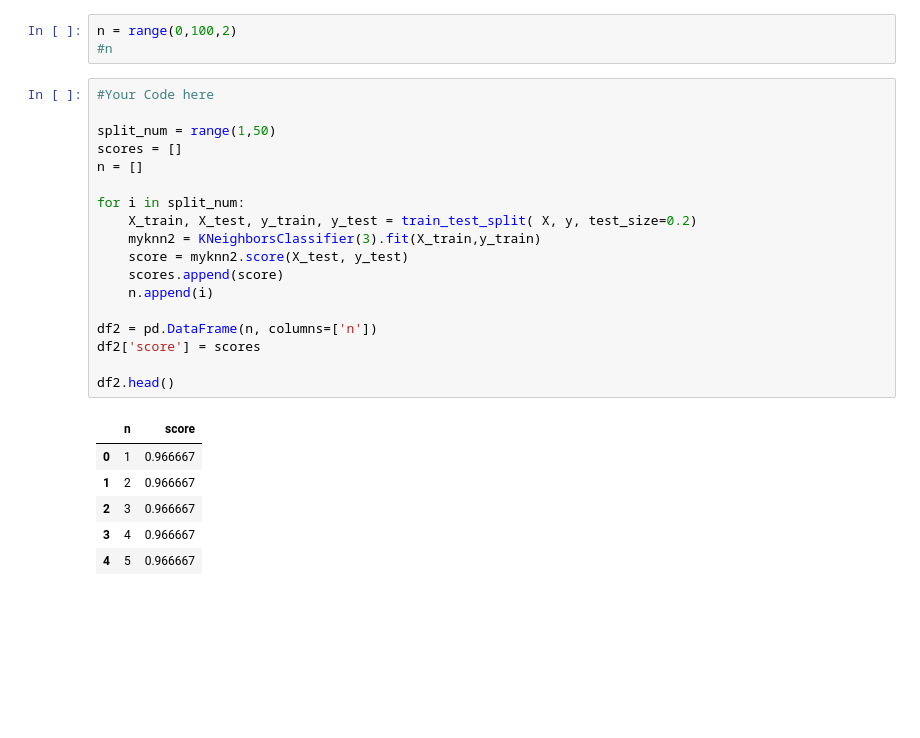
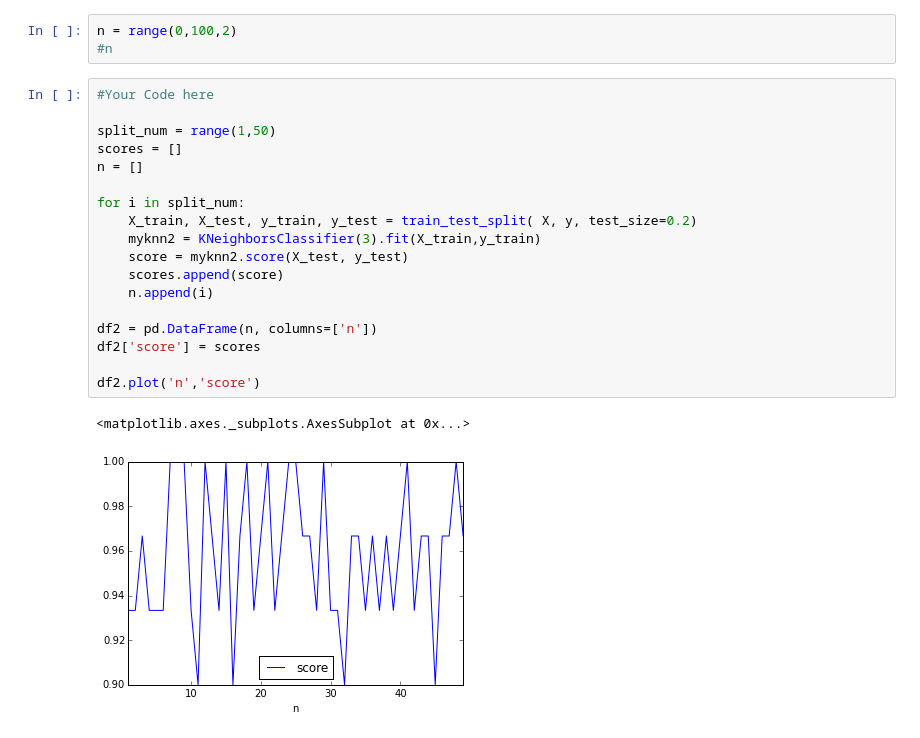
Before and after one commit to derekh34/DAT_SF_18, a Jupyter notebook: labs/lab_05_Plotting_and_KNN.ipynb, the cells around one changed output. Cells and saved outputs as stored; diff of their text form; blank space fills up the shorter version.

```diff
--- a/labs/lab_05_Plotting_and_KNN.ipynb
+++ b/labs/lab_05_Plotting_and_KNN.ipynb
@@ -500,25 +505,21 @@ n = range(0,100,2)
 # %%
 #Your Code here
 
 split_num = range(1,50)
 scores = []
 n = []
 
 for i in split_num:
     X_train, X_test, y_train, y_test = train_test_split( X, y, test_size=0.2)
     myknn2 = KNeighborsClassifier(3).fit(X_train,y_train)
     score = myknn2.score(X_test, y_test)
     scores.append(score)
     n.append(i)
 
 df2 = pd.DataFrame(n, columns=['n'])
 df2['score'] = scores
 
-df2.head()
+df2.plot('n','score')
 # %% [output]
-|  | n | score |
-| 0 | 1 | 0.966667 |
-| 1 | 2 | 0.966667 |
-| 2 | 3 | 0.966667 |
-| 3 | 4 | 0.966667 |
-| 4 | 5 | 0.966667 |
+<matplotlib.axes._subplots.AxesSubplot at 0x...>
+[figure, added]
```
Also changed, not shown: parts of 3 cells of this notebook.
